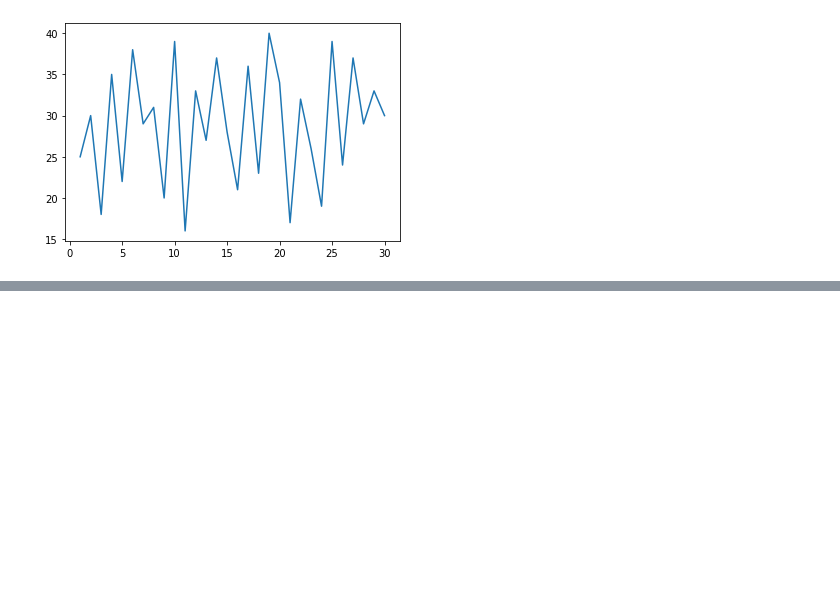
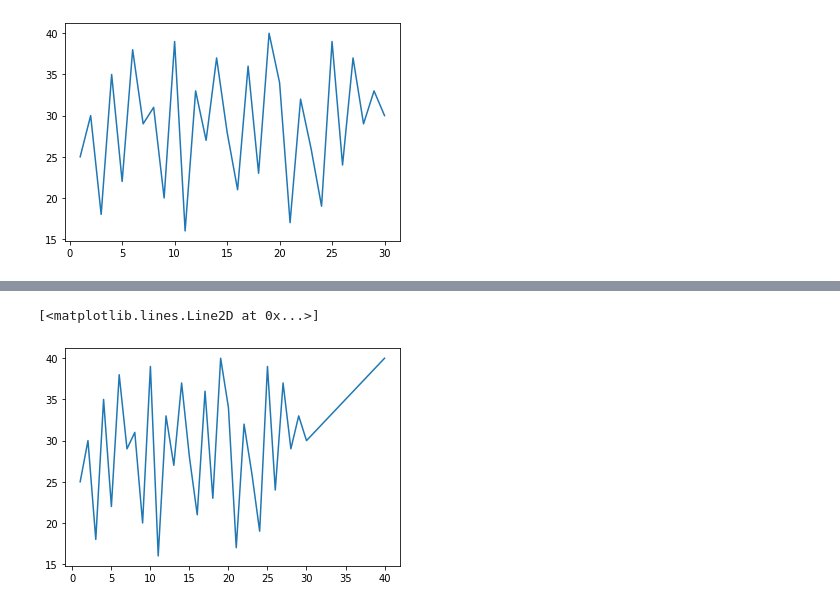
Before and after one commit to khanalsangit/visualize, a Jupyter notebook: visualization of data.ipynb, the cells around one changed output, grey strips where cells are left out. Cells and saved outputs as stored; diff of their text form; code cells hidden in the pictures; blank space fills up the shorter version.

```diff
--- a/visualization of data.ipynb
+++ b/visualization of data.ipynb
@@ -17,0 +33,11 @@ loaded_visualizer(x_data, y_data)
+# %%
+x=df['day'].tolist()
+y=df['no_of_students'].tolist()
+# %%
+x.append(40)
+y.append(40)
+# %%
+loaded_visualizer(x,y)
+# %% [output]
+[<matplotlib.lines.Line2D at 0x...>]
+[figure, added]
```
Also changed, not shown: parts of 5 cells of this notebook.
